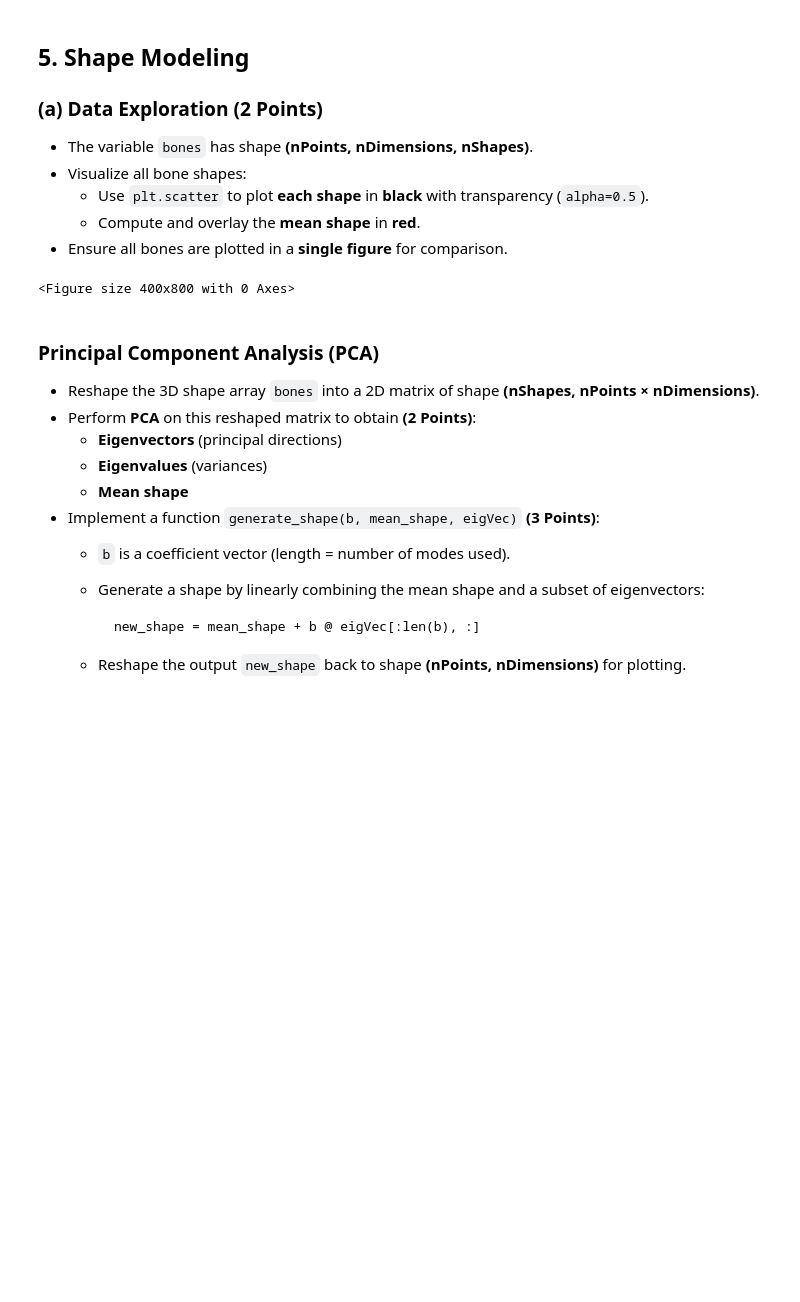
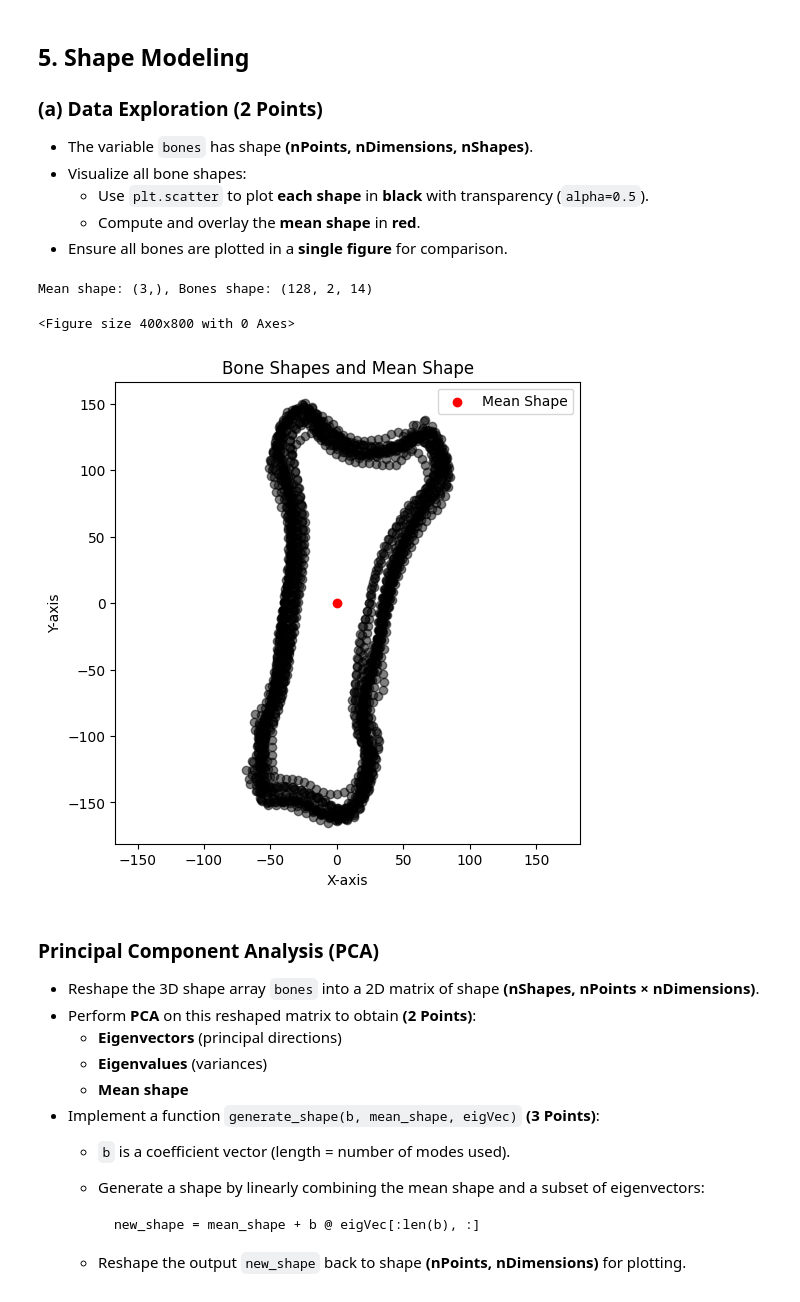
Before and after one commit to nikoczernin/MedicalAnalysis1, a Jupyter notebook: assignment1/notebook.ipynb, the cells around one changed output. Saved outputs shown, nothing was run; the diff lists cells and outputs as text; code cells hidden in the pictures; blank space fills up the shorter version.

Commit message:
Implemented PCA shape model: a, b, c, and d

```diff
--- a/assignment1/notebook.ipynb
+++ b/assignment1/notebook.ipynb
@@ -427,16 +427,33 @@ Average reconstruction error for data3d: 0.3198
   - Use `plt.scatter` to plot **each shape** in **black** with transparency (`alpha=0.5`).
   - Compute and overlay the **mean shape** in **red**.
 - Ensure all bones are plotted in a **single figure** for comparison.
-# %%
-fig = plt.figure(figsize=(4, 8))
-
-# TODO: Compute mean shape
-
-# TODO: Plot all bone shapes into a single plot
-
-# TODO: Plot mean shape in red in the sample plot as all other bones
-# %% [output]
-<Figure size 400x800 with 0 Axes>
+# %%
+fig = plt.figure(figsize=(4, 8))
+
+# TODO: Compute mean shape
+mean_shape = np.mean(data3d, axis=0) # shape (nPoints, nDimensions)
+# bones: shape (nPoints, nDimensions, nShapes)
+nPoints, nDims, nShapes = bones.shape
+print(f"Mean shape: {mean_shape.shape}, Bones shape: {bones.shape}")
+
+# TODO: Plot all bone shapes into a single plot
+plt.figure(figsize=(6, 6))
+for i in range(nShapes):
+    plt.scatter(bones[:, 0, i], bones[:, 1, i], color='black', alpha=0.5)
+
+
+# TODO: Plot mean shape in red in the sample plot as all other bones
+plt.scatter(mean_shape[0], mean_shape[1], color='red', label='Mean Shape')
+plt.title('Bone Shapes and Mean Shape')
+plt.xlabel('X-axis')
+plt.ylabel('Y-axis')
+plt.axis('equal')
+plt.legend()
+plt.show()
+# %% [output]
+Mean shape: (3,), Bones shape: (128, 2, 14)
+<Figure size 400x800 with 0 Axes>
+[figure, added]
 # %% [markdown]
 ### Principal Component Analysis (PCA)
 
```
Also changed, not shown: parts of 2 cells of this notebook, 1 other file.
